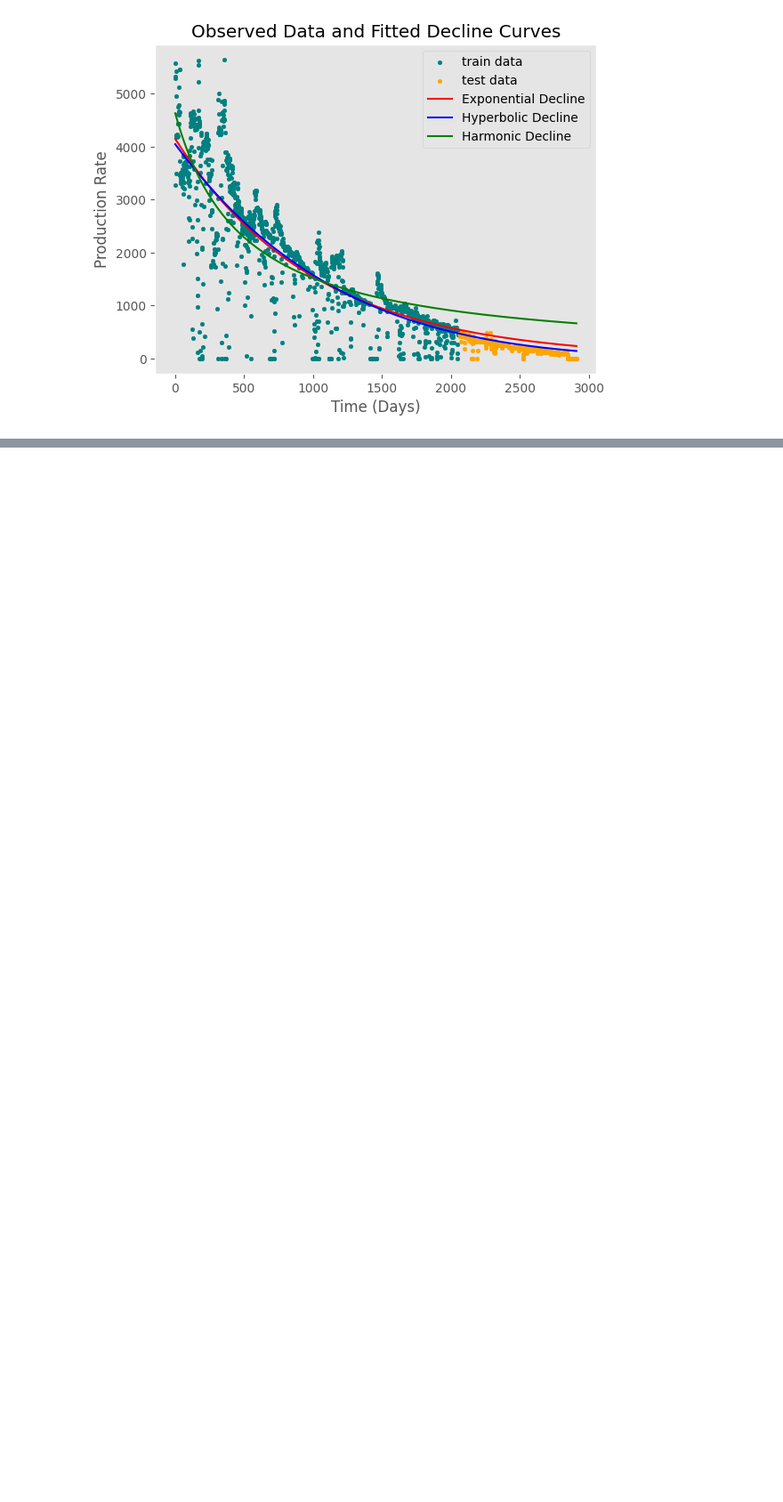
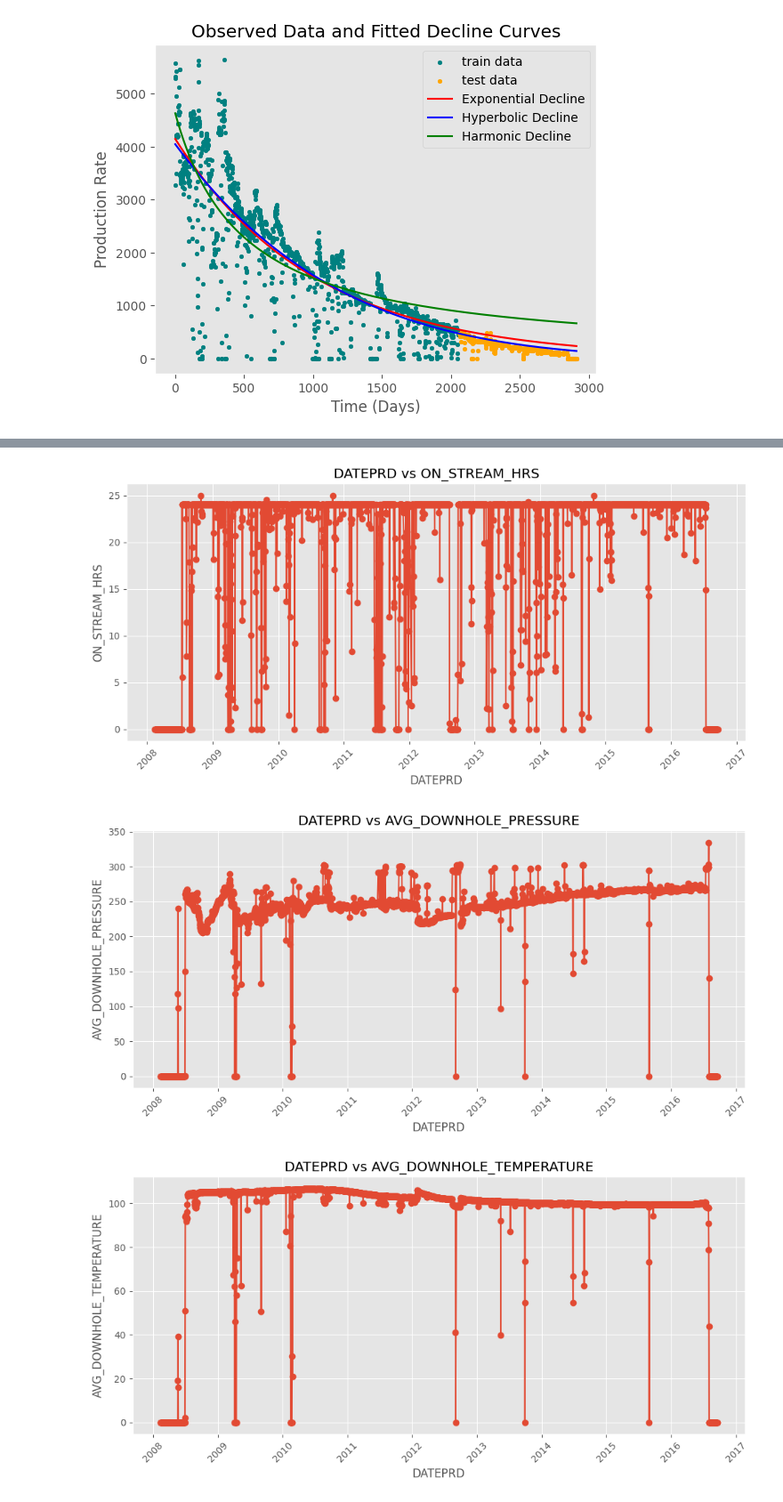
Before and after one commit to Darkmatrix5/Well-production-Dashboard, a Jupyter notebook: Volve_data_analysis_pred_fore.ipynb, the cells around one changed output, grey strips where cells are left out. Shown at 89% size. Cells and saved outputs as stored; diff of their text form; code cells hidden in the pictures; blank space fills up the shorter version.

```diff
--- a/Volve_data_analysis_pred_fore.ipynb
+++ b/Volve_data_analysis_pred_fore.ipynb
@@ -637,0 +656,8 @@ plt.grid()
+# %%
+df_w2[['ON_STREAM_HRS', 'AVG_DOWNHOLE_PRESSURE', 'AVG_DOWNHOLE_TEMPERATURE', 'AVG_DP_TUBING',
+       'AVG_ANNULUS_PRESS', 'AVG_CHOKE_SIZE_P', 'AVG_WHP_P', 'AVG_WHT_P',
+       'DP_CHOKE_SIZE', 'BORE_OIL_VOL', 'BORE_GAS_VOL', 'BORE_WAT_VOL']] = df_w2[['ON_STREAM_HRS', 'AVG_DOWNHOLE_PRESSURE', 'AVG_DOWNHOLE_TEMPERATURE', 'AVG_DP_TUBING',
+       'AVG_ANNULUS_PRESS', 'AVG_CHOKE_SIZE_P', 'AVG_WHP_P', 'AVG_WHT_P',
+       'DP_CHOKE_SIZE', 'BORE_OIL_VOL', 'BORE_GAS_VOL', 'BORE_WAT_VOL']].fillna(method='ffill')
+df_w2.fillna(0, inplace=True)
+df_w2
@@ -637,0 +678,17 @@ plt.grid()
+# %%
+
+for col in df_w2.columns:
+    if col != 'DATEPRD':
+        plt.figure(figsize=(10, 5))
+        plt.plot(df_w2['DATEPRD'], df_w2[col], marker='o')
+        plt.title(f'DATEPRD vs {col}')
+        plt.xlabel('DATEPRD')
+        plt.ylabel(col)
+        plt.xticks(rotation=45)
+        plt.tight_layout()
+        plt.grid(True)
+        plt.show()
+# %% [output]
+[figure, added]
+[figure, added]
+[figure, added]
```
Also changed, not shown: parts of 50 cells of this notebook, 9 other files.
